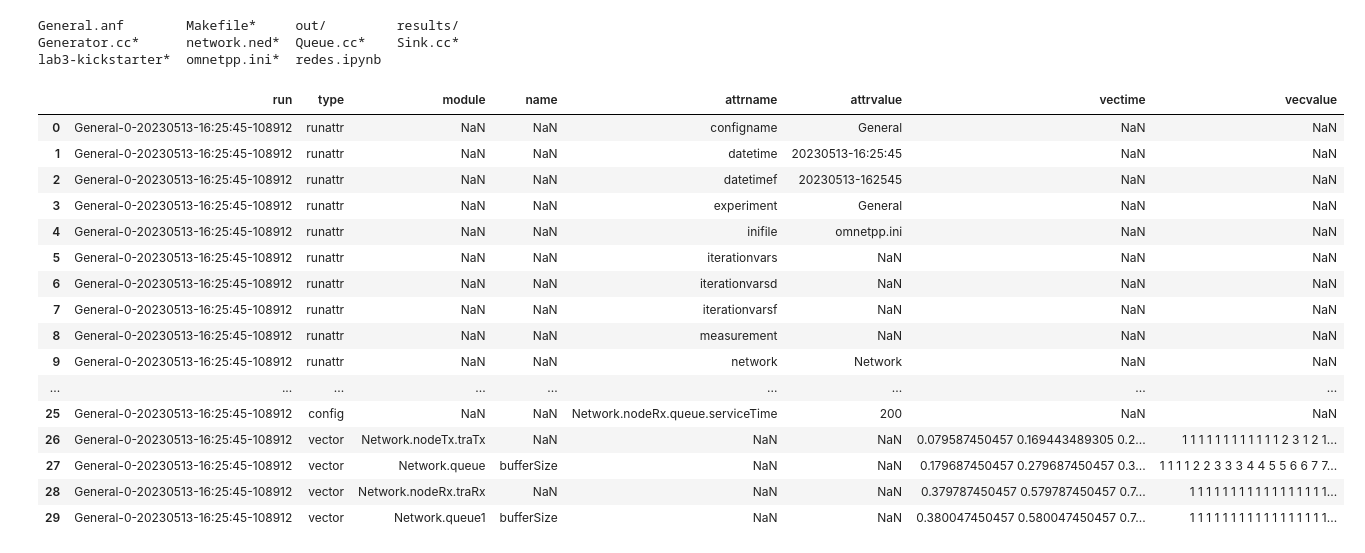
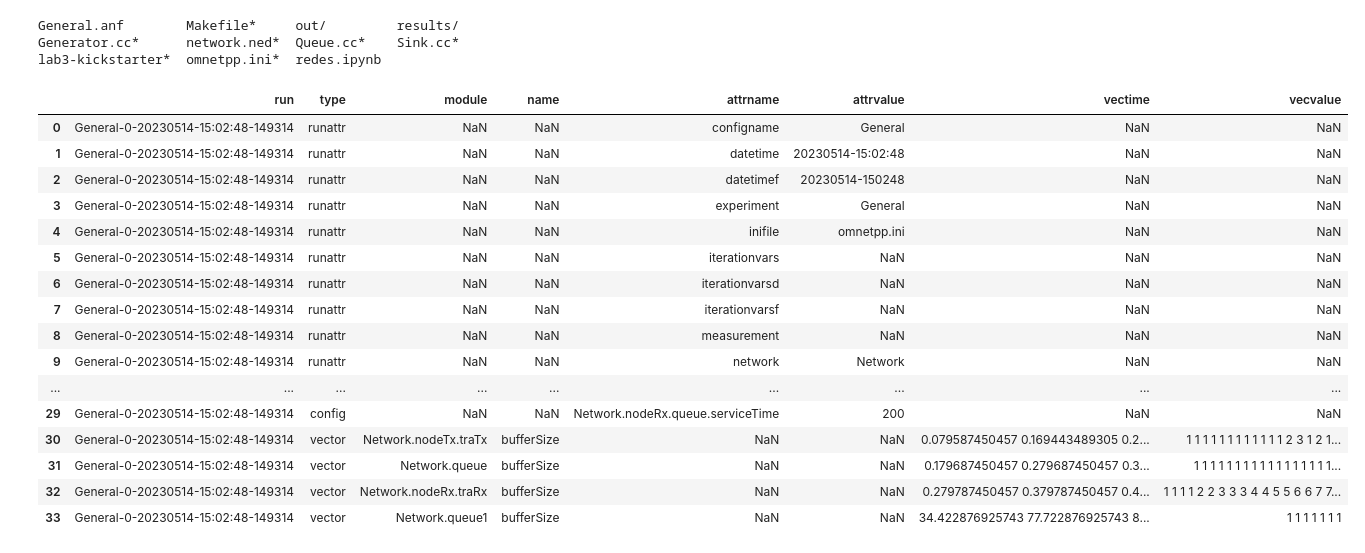
Before and after one commit to milicarabelos/Analisis-de-flujo-y-congestion-simulacion-discreta, a Jupyter notebook: src/redes.ipynb, the cells around one changed output. Drawn from its saved outputs; the diff is of its cells as text; code cells hidden in the pictures.

```diff
--- a/src/redes.ipynb
+++ b/src/redes.ipynb
@@ -12,34 +12,34 @@ lab3-kickstarter*  omnetpp.ini*  redes.ipynb
 # %%
 #Configuracion inicial
 %matplotlib inline
 import matplotlib.pyplot as plt #librería para graficas de python
 import numpy # extiende las librerias de matemática de python
 import pandas as pd #libreria para procesamiento de datos muy usada en la industria
 import seaborn # Extiende las funcionalidades de matplotlib, muy usado en data visualization
 import csv
 
-str_filename = 'results/exported_stads/diseño_mejorado/2/0.1.csv'
+str_filename = 'results/exported_stads/diseño_mejorado/1/bufferSize/0.1.csv'
 
 data = pd.read_csv(str_filename)
 
 data
 # %% [output]
 |  | run | type | module | name | attrname | attrvalue | vectime | vecvalue |
-| 0 | General-0-20230513-16:25:45-108912 | runattr | NaN | NaN | configname | General | NaN | NaN |
-| 1 | General-0-20230513-16:25:45-108912 | runattr | NaN | NaN | datetime | 20230513-16:25:45 | NaN | NaN |
-| 2 | General-0-20230513-16:25:45-108912 | runattr | NaN | NaN | datetimef | 20230513-162545 | NaN | NaN |
-| 3 | General-0-20230513-16:25:45-108912 | runattr | NaN | NaN | experiment | General | NaN | NaN |
-| 4 | General-0-20230513-16:25:45-108912 | runattr | NaN | NaN | inifile | omnetpp.ini | NaN | NaN |
-| 5 | General-0-20230513-16:25:45-108912 | runattr | NaN | NaN | iterationvars | NaN | NaN | NaN |
-| 6 | General-0-20230513-16:25:45-108912 | runattr | NaN | NaN | iterationvarsd | NaN | NaN | NaN |
-| 7 | General-0-20230513-16:25:45-108912 | runattr | NaN | NaN | iterationvarsf | NaN | NaN | NaN |
-| 8 | General-0-20230513-16:25:45-108912 | runattr | NaN | NaN | measurement | NaN | NaN | NaN |
-| 9 | General-0-20230513-16:25:45-108912 | runattr | NaN | NaN | network | Network | NaN | NaN |
+| 0 | General-0-20230514-15:02:48-149314 | runattr | NaN | NaN | configname | General | NaN | NaN |
+| 1 | General-0-20230514-15:02:48-149314 | runattr | NaN | NaN | datetime | 20230514-15:02:48 | NaN | NaN |
+| 2 | General-0-20230514-15:02:48-149314 | runattr | NaN | NaN | datetimef | 20230514-150248 | NaN | NaN |
+| 3 | General-0-20230514-15:02:48-149314 | runattr | NaN | NaN | experiment | General | NaN | NaN |
+| 4 | General-0-20230514-15:02:48-149314 | runattr | NaN | NaN | inifile | omnetpp.ini | NaN | NaN |
+| 5 | General-0-20230514-15:02:48-149314 | runattr | NaN | NaN | iterationvars | NaN | NaN | NaN |
+| 6 | General-0-20230514-15:02:48-149314 | runattr | NaN | NaN | iterationvarsd | NaN | NaN | NaN |
+| 7 | General-0-20230514-15:02:48-149314 | runattr | NaN | NaN | iterationvarsf | NaN | NaN | NaN |
+| 8 | General-0-20230514-15:02:48-149314 | runattr | NaN | NaN | measurement | NaN | NaN | NaN |
+| 9 | General-0-20230514-15:02:48-149314 | runattr | NaN | NaN | network | Network | NaN | NaN |
 | ... | ... | ... | ... | ... | ... | ... | ... | ... |
-| 25 | General-0-20230513-16:25:45-108912 | config | NaN | NaN | Network.nodeRx.queue.serviceTime | 200 | NaN | NaN |
-| 26 | General-0-20230513-16:25:45-108912 | vector | Network.nodeTx.traTx | NaN | NaN | NaN | 0.079587450457 0.169443489305 0.2... | 1 1 1 1 1 1 1 1 1 1 1 1 2 3 1 2 1... |
-| 27 | General-0-20230513-16:25:45-108912 | vector | Network.queue | bufferSize | NaN | NaN | 0.179687450457 0.279687450457 0.3... | 1 1 1 1 2 2 3 3 3 4 4 5 5 6 6 7 7... |
-| 28 | General-0-20230513-16:25:45-108912 | vector | Network.nodeRx.traRx | NaN | NaN | NaN | 0.379787450457 0.579787450457 0.7... | 1 1 1 1 1 1 1 1 1 1 1 1 1 1 1 1 1... |
-| 29 | General-0-20230513-16:25:45-108912 | vector | Network.queue1 | bufferSize | NaN | NaN | 0.380047450457 0.580047450457 0.7... | 1 1 1 1 1 1 1 1 1 1 1 1 1 1 1 1 1... |
+| 29 | General-0-20230514-15:02:48-149314 | config | NaN | NaN | Network.nodeRx.queue.serviceTime | 200 | NaN | NaN |
+| 30 | General-0-20230514-15:02:48-149314 | vector | Network.nodeTx.traTx | bufferSize | NaN | NaN | 0.079587450457 0.169443489305 0.2... | 1 1 1 1 1 1 1 1 1 1 1 1 2 3 1 2 1... |
+| 31 | General-0-20230514-15:02:48-149314 | vector | Network.queue | bufferSize | NaN | NaN | 0.179687450457 0.279687450457 0.3... | 1 1 1 1 1 1 1 1 1 1 1 1 1 1 1 1 1... |
+| 32 | General-0-20230514-15:02:48-149314 | vector | Network.nodeRx.traRx | bufferSize | NaN | NaN | 0.279787450457 0.379787450457 0.4... | 1 1 1 1 2 2 3 3 3 4 4 5 5 6 6 7 7... |
+| 33 | General-0-20230514-15:02:48-149314 | vector | Network.queue1 | bufferSize | NaN | NaN | 34.422876925743 77.722876925743 8... | 1 1 1 1 1 1 1 |
 # %%
 #Omnet guarda los valores de nuestro "vector" (lista de valores) en una celda, por lo que tengo que extraer estos valores
```
Also changed, not shown: parts of 10 cells of this notebook, 22 other files.
